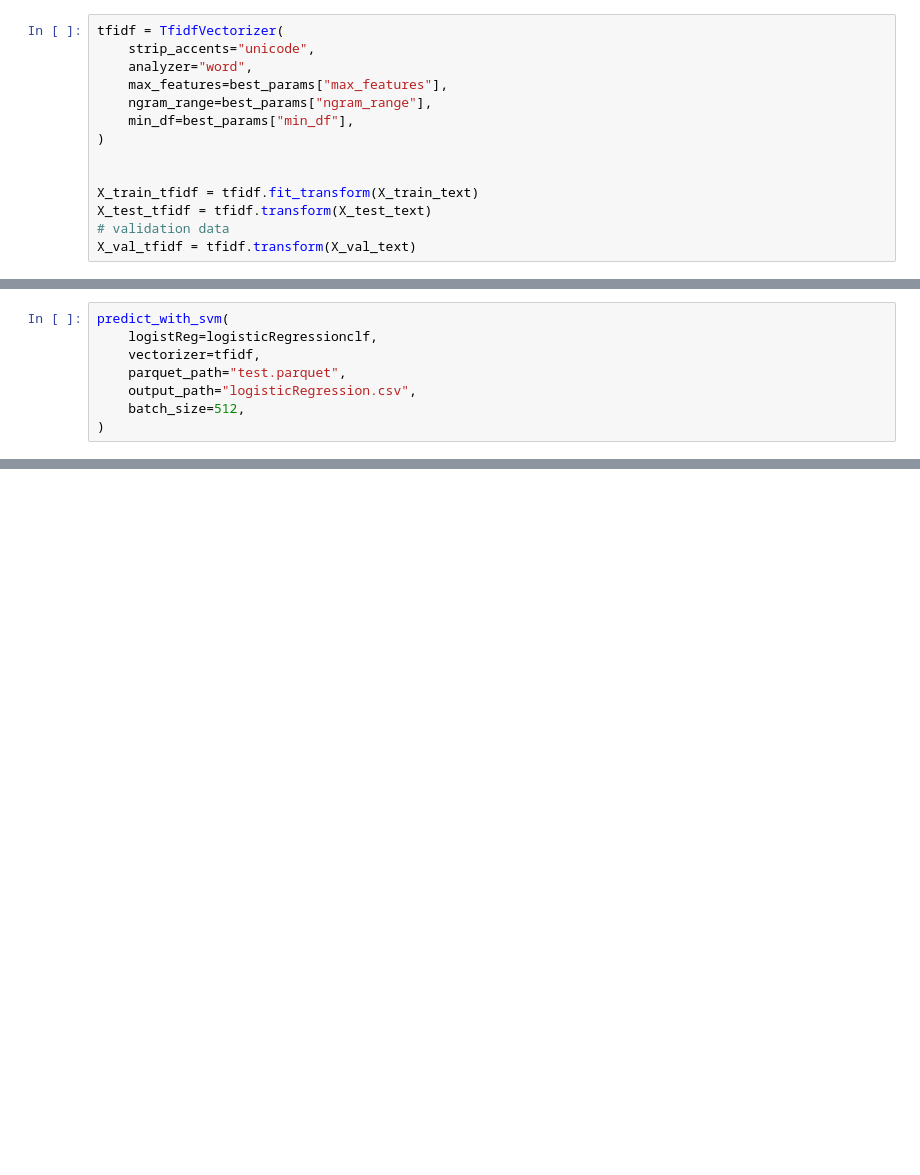
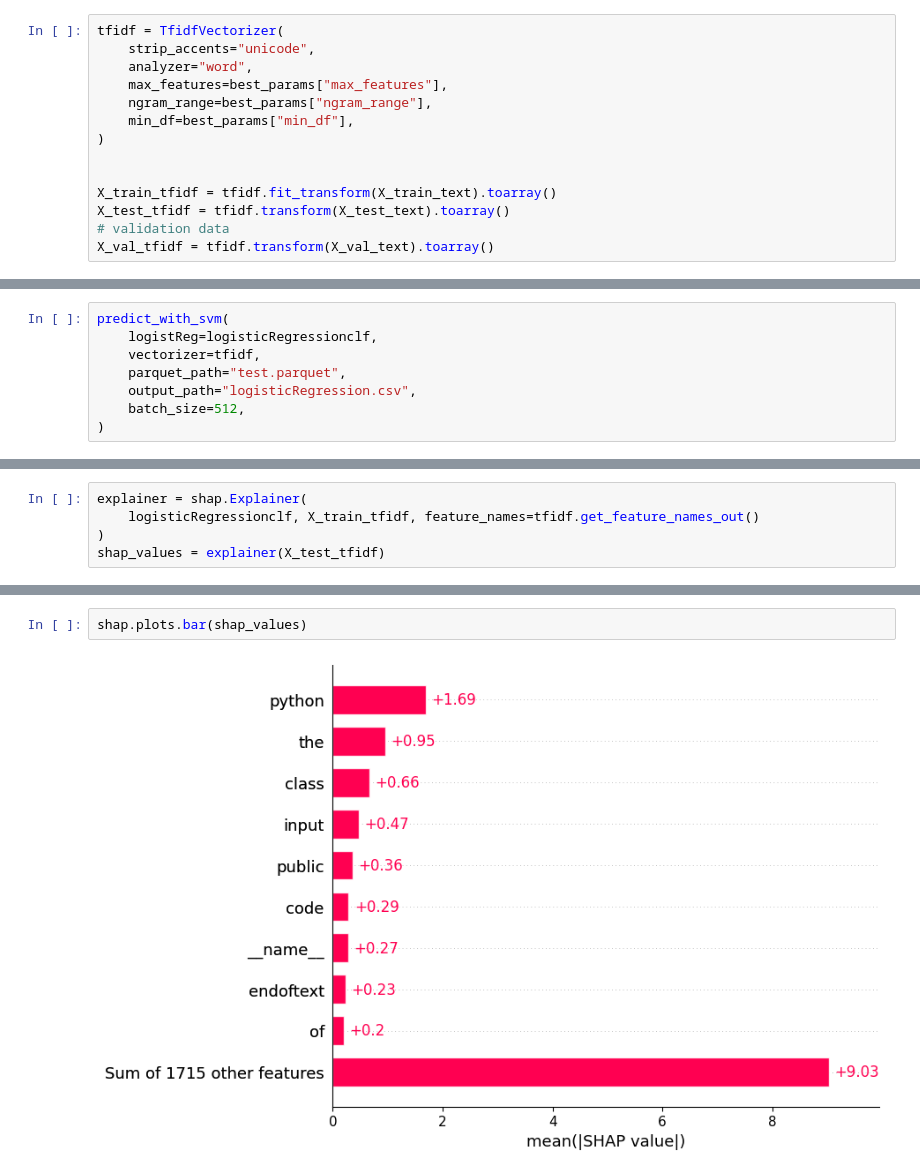
Before and after one commit to azheraly/semEval_2026, a Jupyter notebook: task_a/semeval-2026-task13-a-machine-learning-models.ipynb, the cells around one changed output, grey strips where cells are left out. Drawn from its saved outputs; the diff is of its cells as text; blank space fills up the shorter version.

```diff
--- a/task_a/semeval-2026-task13-a-machine-learning-models.ipynb
+++ b/task_a/semeval-2026-task13-a-machine-learning-models.ipynb
@@ -218,10 +223,10 @@ tfidf = TfidfVectorizer(
 )
 
 
-X_train_tfidf = tfidf.fit_transform(X_train_text)
-X_test_tfidf = tfidf.transform(X_test_text)
+X_train_tfidf = tfidf.fit_transform(X_train_text).toarray()
+X_test_tfidf = tfidf.transform(X_test_text).toarray()
 # validation data
-X_val_tfidf = tfidf.transform(X_val_text)
+X_val_tfidf = tfidf.transform(X_val_text).toarray()
 # %%
 # ====================================================
 #  Metadata features
@@ -617,0 +652,5 @@ predict_with_svm(
+# %%
+explainer = shap.Explainer(
+    logisticRegressionclf, X_train_tfidf, feature_names=tfidf.get_feature_names_out()
+)
+shap_values = explainer(X_test_tfidf)
@@ -617,0 +686,4 @@ predict_with_svm(
+# %%
+shap.plots.bar(shap_values)
+# %% [output]
+[figure, added]
```
Also changed, not shown: parts of 13 cells of this notebook, 25 other files.
